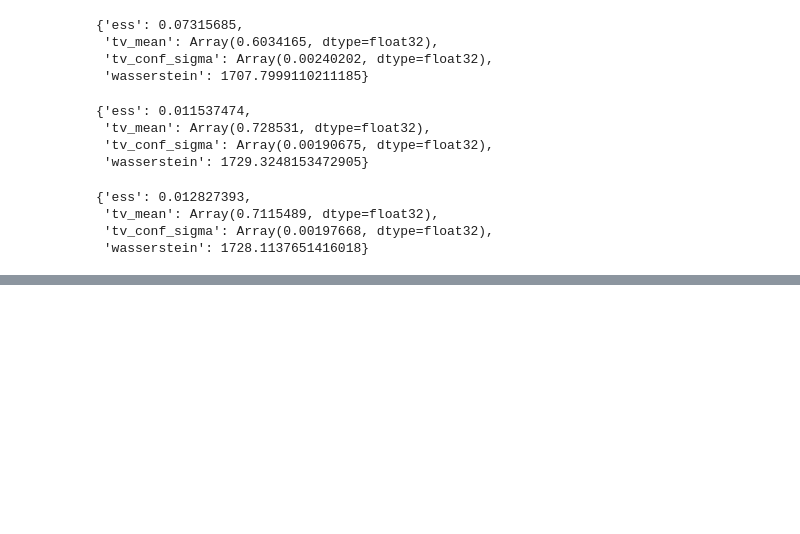
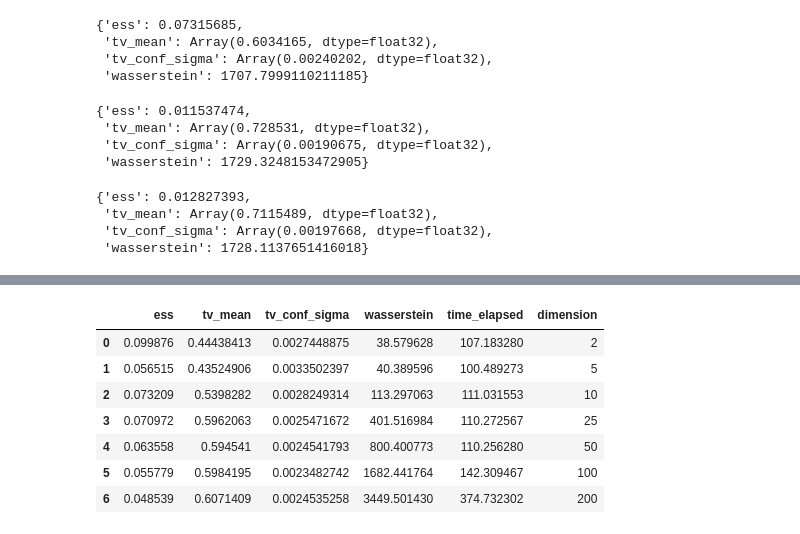
Before and after one commit to cepessh/LangevinMCMC, a Jupyter notebook: mala.ipynb, the cells around one changed output, grey strips where cells are left out. Saved outputs shown, nothing was run; the diff lists cells and outputs as text; code cells hidden in the pictures; blank space fills up the shorter version.

```diff
--- a/mala.ipynb
+++ b/mala.ipynb
@@ -247,0 +240,11 @@ tensor([0.5000, 0.5000])
+# %%
+pd.DataFrame(res_total["mala_new"])
+# %% [output]
+|  | ess | tv_mean | tv_conf_sigma | wasserstein | time_elapsed | dimension |
+| 0 | 0.099876 | 0.44438413 | 0.0027448875 | 38.579628 | 107.183280 | 2 |
+| 1 | 0.056515 | 0.43524906 | 0.0033502397 | 40.389596 | 100.489273 | 5 |
+| 2 | 0.073209 | 0.5398282 | 0.0028249314 | 113.297063 | 111.031553 | 10 |
+| 3 | 0.070972 | 0.5962063 | 0.0025471672 | 401.516984 | 110.272567 | 25 |
+| 4 | 0.063558 | 0.594541 | 0.0024541793 | 800.400773 | 110.256280 | 50 |
+| 5 | 0.055779 | 0.5984195 | 0.0023482742 | 1682.441764 | 142.309467 | 100 |
+| 6 | 0.048539 | 0.6071409 | 0.0024535258 | 3449.501430 | 374.732302 | 200 |
```
Also changed, not shown: parts of 11 cells of this notebook.
